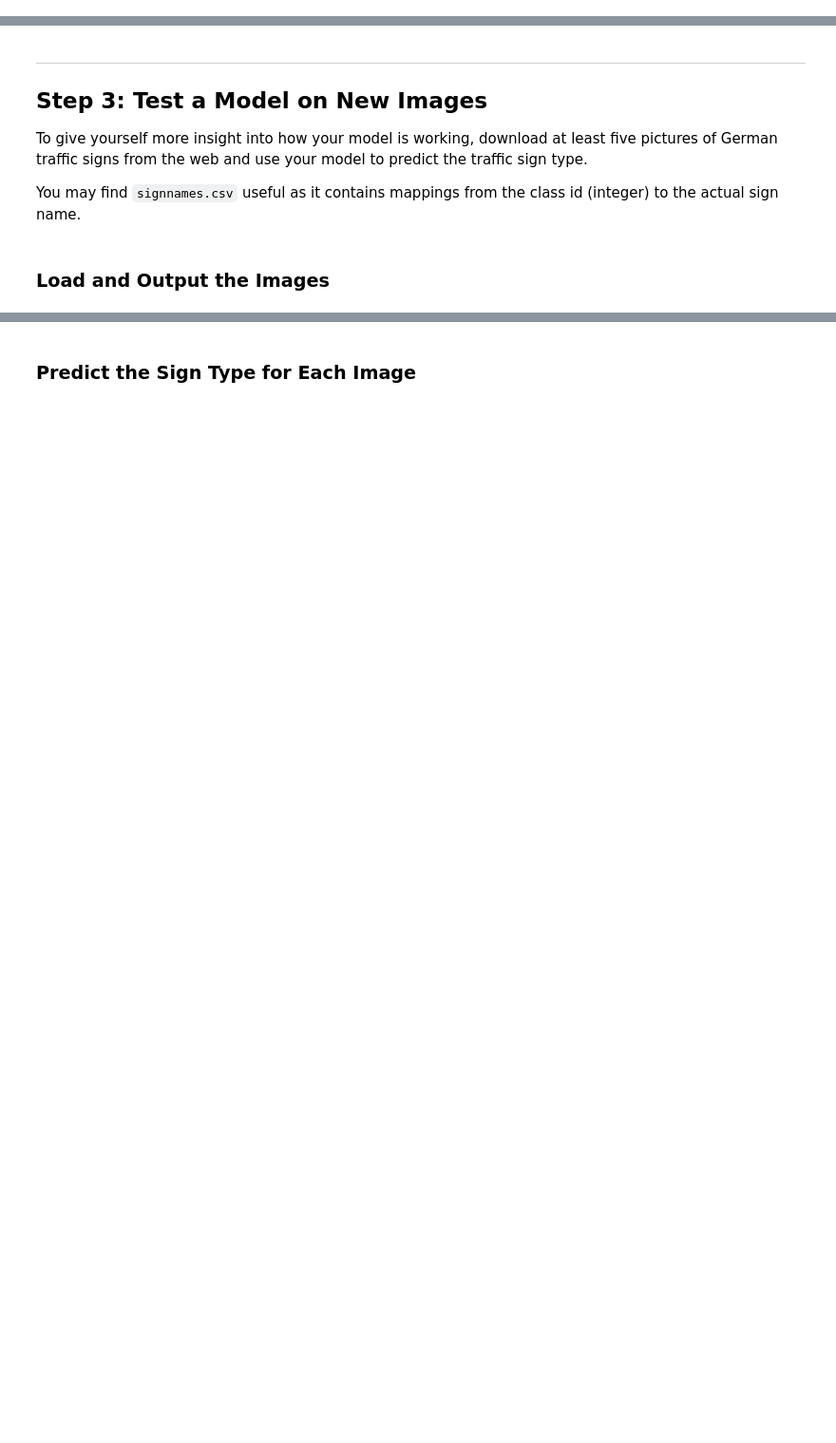
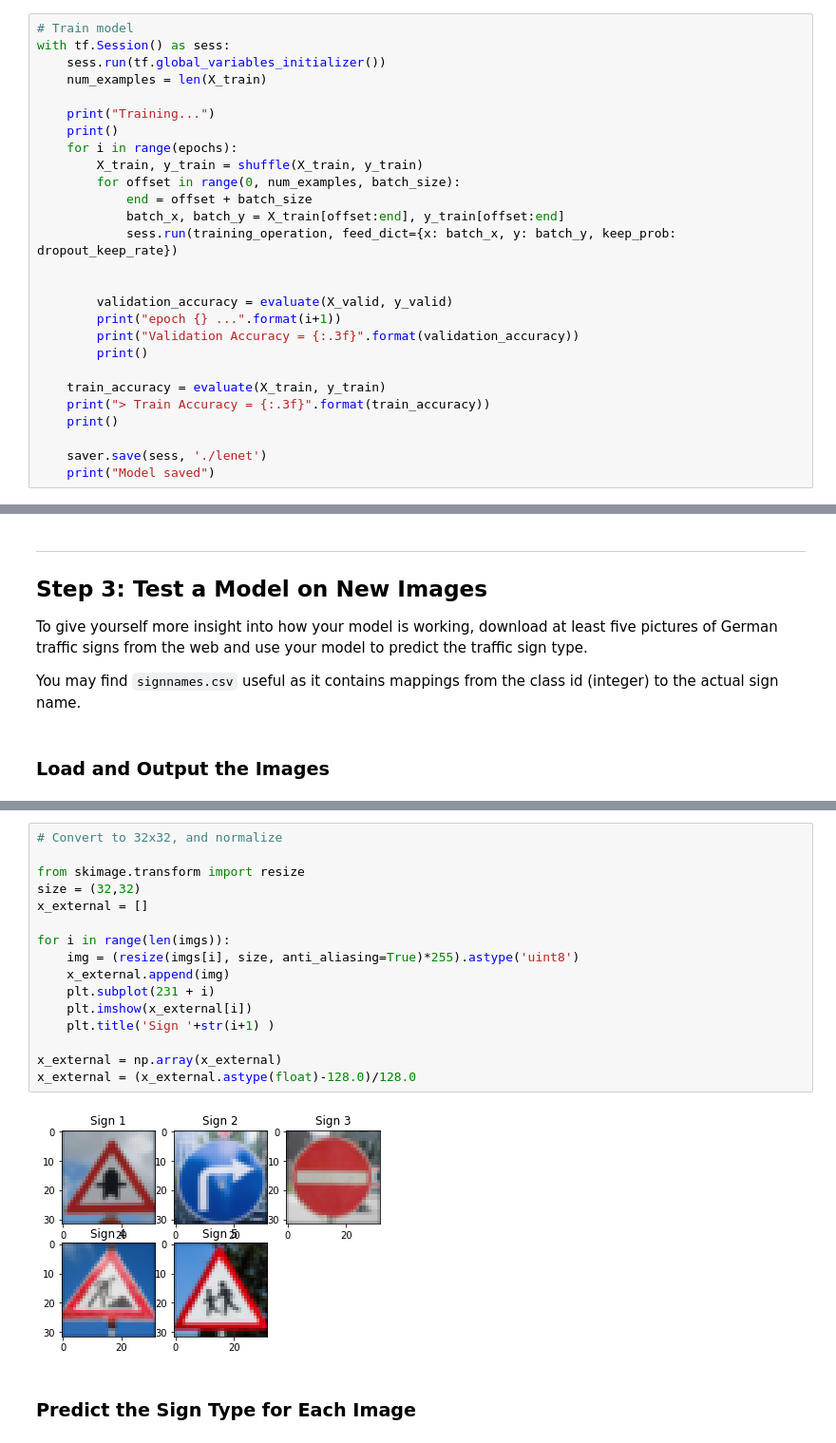
Before and after one commit to dhiegomaga/Traffic-Sign-Classifier-Project, a Jupyter notebook: Traffic_Sign_Classifier.ipynb, the cells around one changed output, grey strips where cells are left out. Shown: that part at 95% size. Drawn from its saved outputs; the diff is of its cells as text; blank space fills up the shorter version.

```diff
--- a/Traffic_Sign_Classifier.ipynb
+++ b/Traffic_Sign_Classifier.ipynb
@@ -140,0 +271,27 @@ sets imply underfitting. A high accuracy on the training set but low accuracy on
+# %%
+# Train model
+with tf.Session() as sess:
+    sess.run(tf.global_variables_initializer())
+    num_examples = len(X_train)
+
+    print("Training...")
+    print()
+    for i in range(epochs):
+        X_train, y_train = shuffle(X_train, y_train)
+        for offset in range(0, num_examples, batch_size):
+            end = offset + batch_size
+            batch_x, batch_y = X_train[offset:end], y_train[offset:end]
+            sess.run(training_operation, feed_dict={x: batch_x, y: batch_y, keep_prob: dropout_keep_rate})
+
+
+        validation_accuracy = evaluate(X_valid, y_valid)
+        print("epoch {} ...".format(i+1))
+        print("Validation Accuracy = {:.3f}".format(validation_accuracy))
+        print()
+
+    train_accuracy = evaluate(X_train, y_train)
+    print("> Train Accuracy = {:.3f}".format(train_accuracy))
+    print()
+
+    saver.save(sess, './lenet')
+    print("Model saved")
@@ -154,3 +370,21 @@ You may find `signnames.csv` useful as it contains mappings from the class id (i
+# %%
+# Convert to 32x32, and normalize
+
+from skimage.transform import resize
+size = (32,32)
+x_external = []
+
+for i in range(len(imgs)):
+    img = (resize(imgs[i], size, anti_aliasing=True)*255).astype('uint8')
+    x_external.append(img)
+    plt.subplot(231 + i)
+    plt.imshow(x_external[i])
+    plt.title('Sign '+str(i+1) )
+
+x_external = np.array(x_external)
+x_external = (x_external.astype(float)-128.0)/128.0
+# %% [output]
+[figure, added]
 # %% [markdown]
 ### Predict the Sign Type for Each Image
 # %%
```
Also changed, not shown: parts of 24 cells of this notebook, 10 other files.
